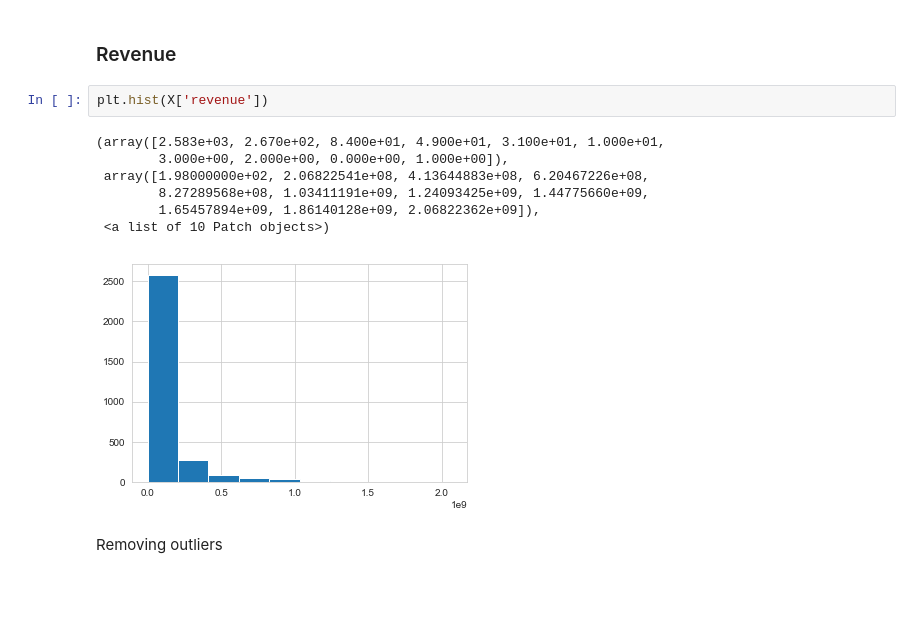
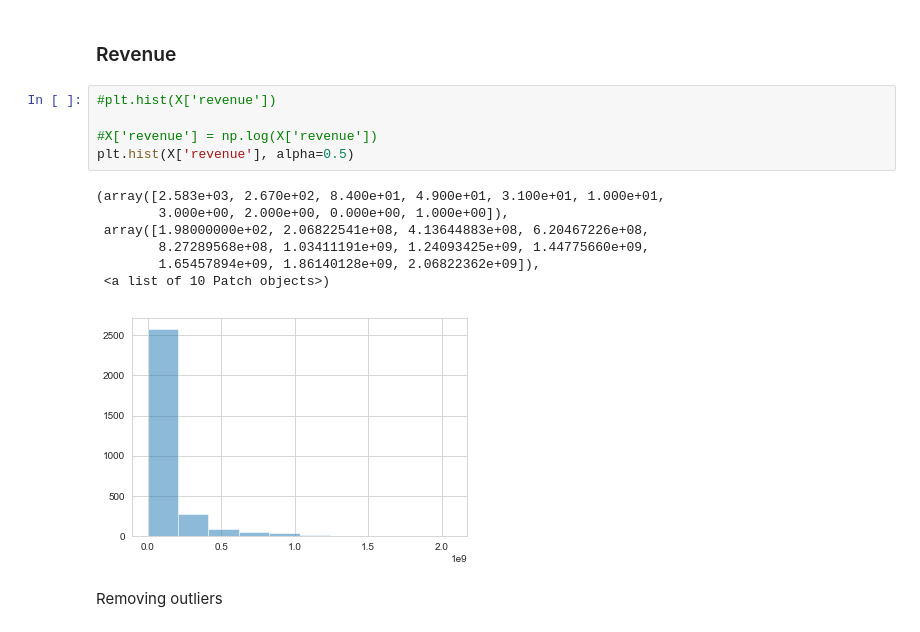
Before and after one commit to nastazya/Movies-analytics, a Jupyter notebook: Prediction.ipynb, the cells around one changed output. Cells and saved outputs as stored; diff of their text form; blank space fills up the shorter version.

```diff
--- a/Prediction.ipynb
+++ b/Prediction.ipynb
@@ -137,16 +155,19 @@ Removing outliers
 # plt.show
 # %% [markdown]
 ### Revenue
-# %%
-plt.hist(X['revenue'])
-# %% [output]
-(array([2.583e+03, 2.670e+02, 8.400e+01, 4.900e+01, 3.100e+01, 1.000e+01,
-        3.000e+00, 2.000e+00, 0.000e+00, 1.000e+00]),
- array([1.98000000e+02, 2.06822541e+08, 4.13644883e+08, 6.20467226e+08,
-        8.27289568e+08, 1.03411191e+09, 1.24093425e+09, 1.44775660e+09,
-        1.65457894e+09, 1.86140128e+09, 2.06822362e+09]),
- <a list of 10 Patch objects>)
-[figure, removed]
+# %%
+#plt.hist(X['revenue'])
+
+#X['revenue'] = np.log(X['revenue'])
+plt.hist(X['revenue'], alpha=0.5)
+# %% [output]
+(array([2.583e+03, 2.670e+02, 8.400e+01, 4.900e+01, 3.100e+01, 1.000e+01,
+        3.000e+00, 2.000e+00, 0.000e+00, 1.000e+00]),
+ array([1.98000000e+02, 2.06822541e+08, 4.13644883e+08, 6.20467226e+08,
+        8.27289568e+08, 1.03411191e+09, 1.24093425e+09, 1.44775660e+09,
+        1.65457894e+09, 1.86140128e+09, 2.06822362e+09]),
+ <a list of 10 Patch objects>)
+[figure, added]
 # %% [markdown]
 Removing outliers
 # %%
```
Also changed, not shown: parts of 34 cells of this notebook.
